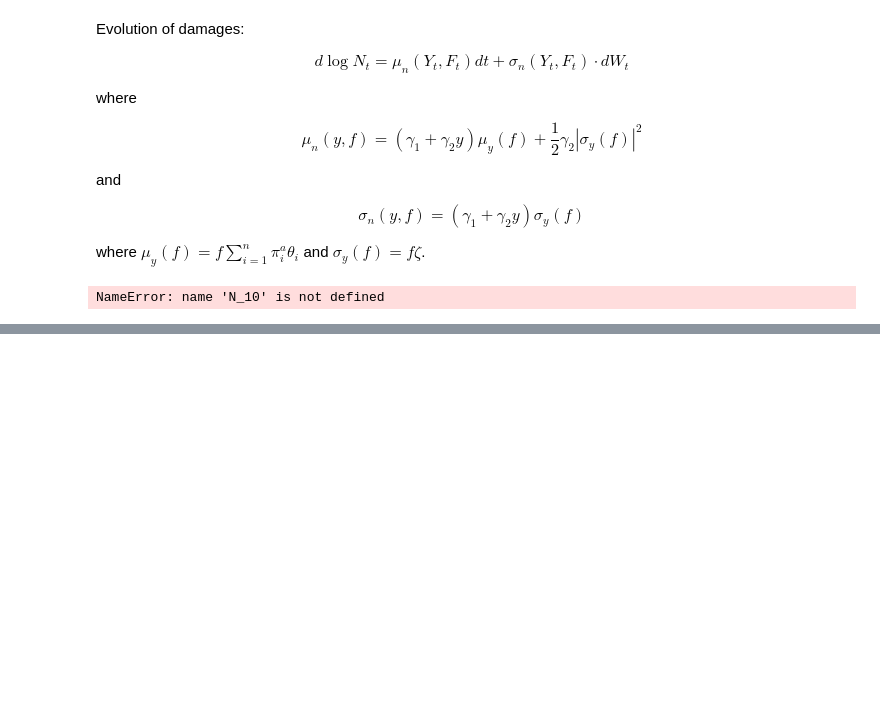
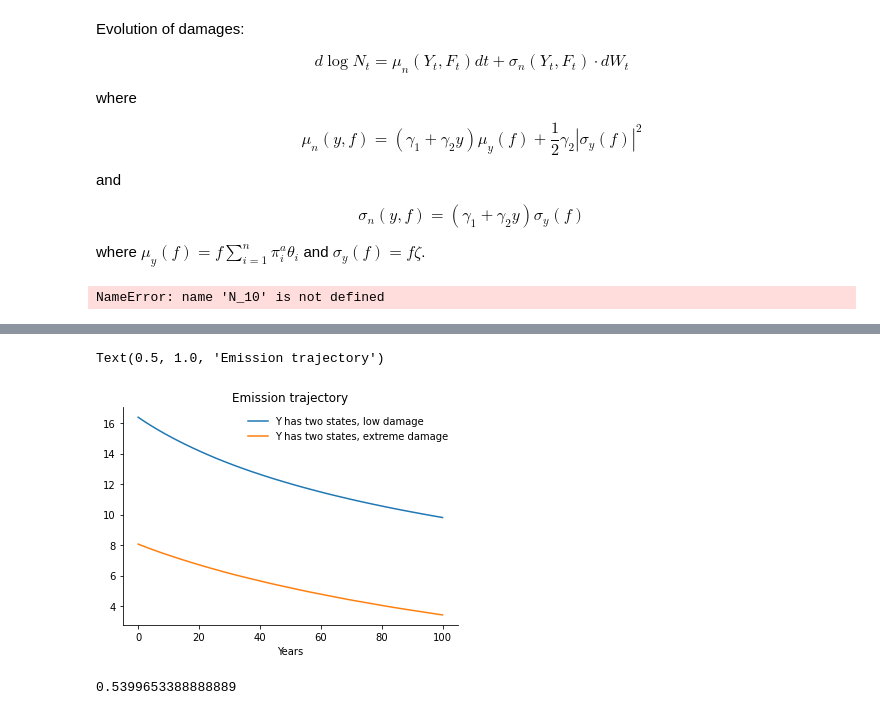
Before and after one commit to lphansen/ClimateUncertaintySpillover, a Jupyter notebook: notebook/plots_standardized_corrected.ipynb, the cells around one changed output, grey strips where cells are left out. Cells and saved outputs as stored; diff of their text form; code cells hidden in the pictures; blank space fills up the shorter version.

```diff
--- a/notebook/plots_standardized_corrected.ipynb
+++ b/notebook/plots_standardized_corrected.ipynb
@@ -637,0 +733,16 @@ plt.legend(frameon=False)
+# %%
+plt.plot(et_two_state_low, label='Y has two states, low damage')
+# plt.plot(et_two_state_high, label='Y has two states, high damage')
+plt.plot(et_two_state_extreme, label='Y has two states, extreme damage')
+
+plt.legend(frameon=False)
+# plt.ylim(0, 11)
+plt.xlabel('Years')
+plt.title('Emission trajectory')
+# %% [output]
+Text(0.5, 1.0, 'Emission trajectory')
+[figure, added]
+# %%
+np.mean(model['θ'])*290
+# %% [output]
+0.5399653388888889
```
Also changed, not shown: parts of 15 cells of this notebook, 14 other files.
